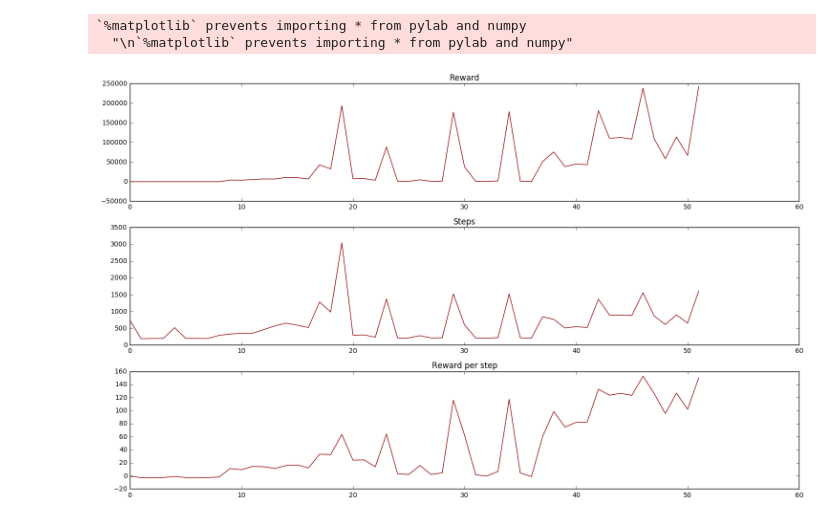
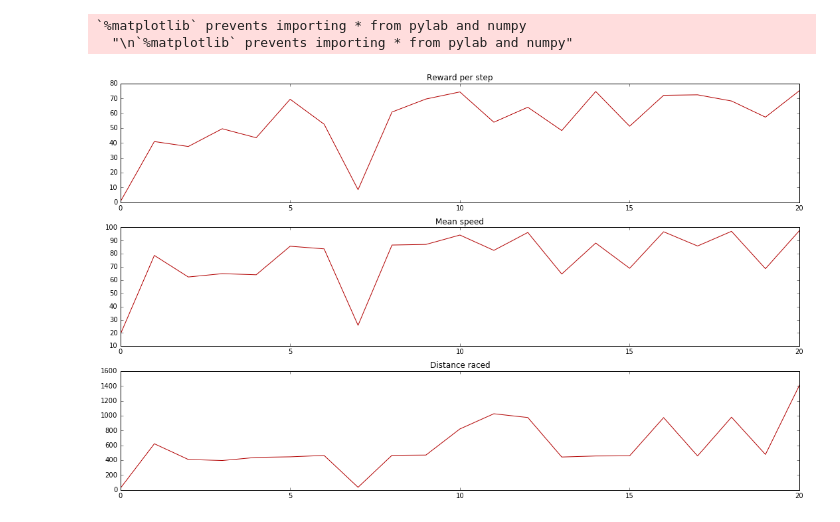
Before and after one commit to nicola-decao/Torcs-with-DDPG, a Jupyter notebook: plots/loss_plot.ipynb, the cells around one changed output. Cells and saved outputs as stored; diff of their text form; code cells hidden in the pictures.

Commit message:
better reward printing

```diff
--- a/plots/loss_plot.ipynb
+++ b/plots/loss_plot.ipynb
@@ -9,48 +9,42 @@ Populating the interactive namespace from numpy and matplotlib
 `%matplotlib` prevents importing * from pylab and numpy
   "\n`%matplotlib` prevents importing * from pylab and numpy"
 # %%
-rewards = []
-rewards_step = []
-steps = []
+reward_per_step = []
+mean_speed = []
+dist_raced = []
 track_name = ''
 first = True
-with open('/home/marco/PycharmProjects/Torcs_py/runs/curriculum-learning-test-5/rewards.csv', 'r') as f:
+with open('/home/luca/PycharmProjects/Torcs_py/runs/curriculum-learning-test-5/rewards.csv', 'r') as f:
     data = f.readlines()
 
 for reading in data:
     try:
-        rewards.append(float(reading.split(', ')[0].replace('\n', '')))
-        steps.append(float(reading.split(', ')[1].replace('\n', '')))
-        rewards_step.append(float(reading.split(', ')[2].replace('\n', '')))
+        reward_per_step.append(float(reading.split(', ')[0].replace('\n', '')))
+        mean_speed.append(float(reading.split(', ')[1].replace('\n', '')))
+        dist_raced.append(float(reading.split(', ')[2].replace('\n', '')))
     except:
         if first:
             track_name = reading
 
 label = track_name
 color = cmap(1/len(rewards))
 x = np.array(range(len(rewards)))
-polyfit_r = np.polyfit(x, rewards, 1)
-polyfit_s = np.polyfit(x, steps, 1)
-polyfit_r_s = np.polyfit(x, rewards_step, 1)
 
 plt.figure(figsize=(15, 12))
 plt.subplot(4, 1, 1)
-plt.title('Reward')
-#plt.plot(x, polyfit_r[0]*x + polyfit_r[1], label=label, linewidth=2, color=color)
-plt.plot(rewards, alpha=1, label=label, color=color)
+plt.title('Reward per step')
+plt.plot(reward_per_step, alpha=1, label=label, color=color)
 
 plt.subplot(4, 1, 2)
-plt.title('Steps')
-#plt.plot(x, polyfit_s[0]*x + polyfit_s[1], label=label, linewidth=2, color=color)
-plt.plot(steps, alpha=1, label=label, color=color)
+plt.title('Mean speed')
+plt.plot(mean_speed, alpha=1, label=label, color=color)
 
 plt.subplot(4, 1, 3)
-plt.title('Reward per step')
-#plt.plot(x, polyfit_r_s[0]*x + polyfit_r_s[1], label=label, linewidth=2, color=color)
-plt.plot(rewards_step, alpha=1, label=label, color=color)
+plt.title('Distance raced')
+plt.plot(dist_raced, alpha=1, label=label, color=color)
 
 # plt.legend(loc='upper left', bbox_to_anchor=(1, 1), ncol=3, fancybox=True, shadow=True)
 plt.tight_layout()
 plt.show()
 # %% [output]
-[figure, old version]
+[figure, new version]
```
Also changed, not shown: 3 other files.
